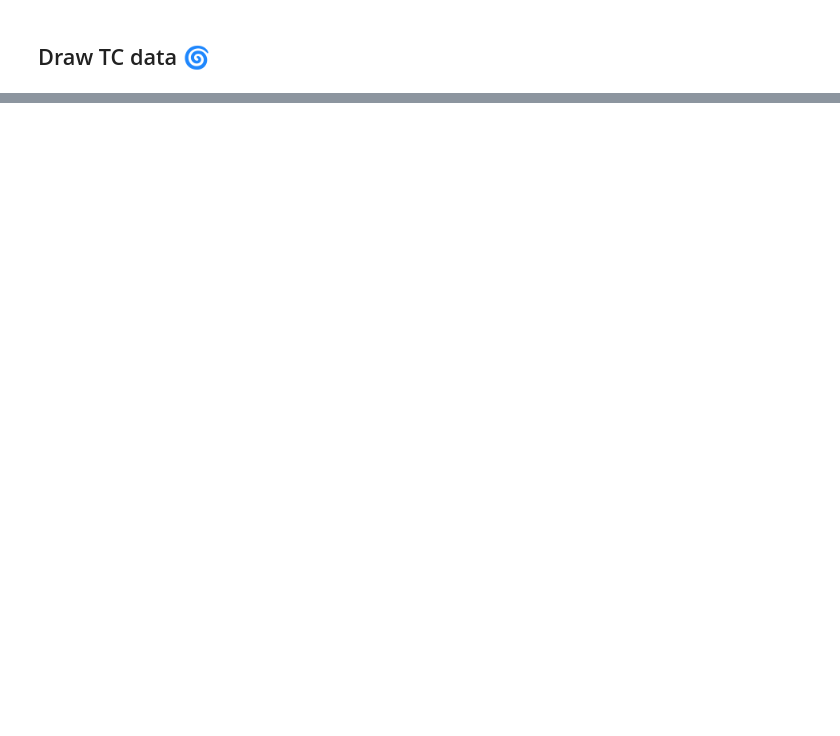
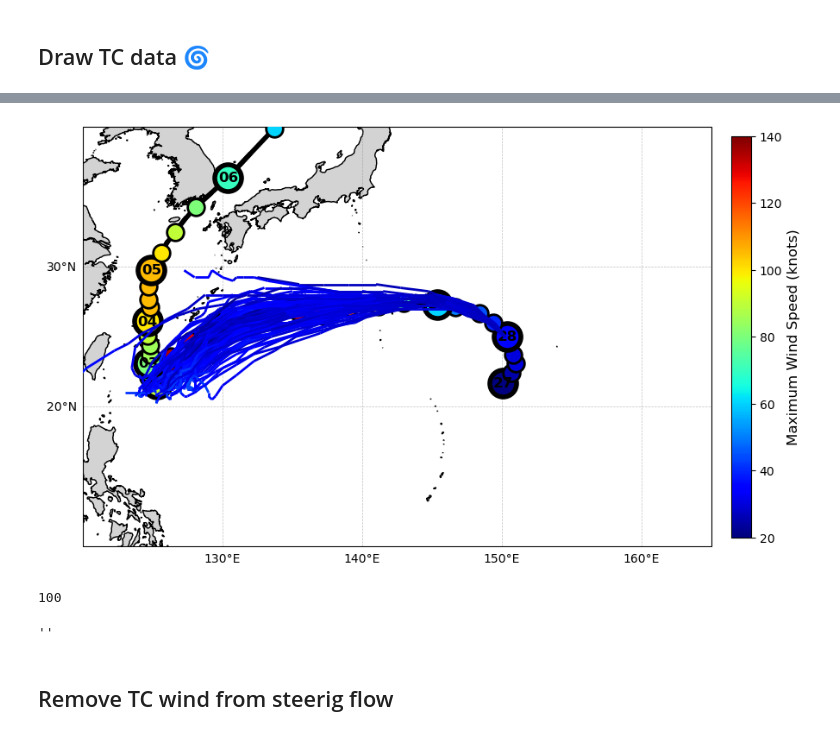
Before and after one commit to jjoo0727/Convective-Systems-Tropical-Dynamics-Laboratory, a Jupyter notebook: sensitivity/TC_track_and_vortex_remove.ipynb, the cells around one changed output, grey strips where cells are left out. Cells and saved outputs as stored; diff of their text form; code cells hidden in the pictures; blank space fills up the shorter version.

```diff
--- a/sensitivity/TC_track_and_vortex_remove.ipynb
+++ b/sensitivity/TC_track_and_vortex_remove.ipynb
@@ -365,18 +588,0 @@ for key_time ,min_position in ssv_dict.items():
-# %%
-target_time = datetime(2022,8,30,0)           #위치 projection을 구하고자 하는 시간
-key_time = datetime(2022,8,27,0)
-for predict_interval in range(0, 97, 6):
-    datetime1 = key_time + timedelta(hours=int(predict_interval))
-
-    ens_idx_list = []
-
-    for ens in ens_list:
-        if (target_time in ssv_dict[key_time][ens]) & (datetime1 in ssv_dict[key_time][ens]):
-            ens_idx_list.append(ens)
-
-
-    # 데이터를 추출합니다
-    mid_pos = [(ssv_dict[key_time][ens][datetime1]['lon'], ssv_dict[key_time][ens][datetime1]['lat']) for ens in ens_idx_list]
-    tar_pos = [(ssv_dict[key_time][ens][target_time]['lon'], ssv_dict[key_time][ens][target_time]['lat']) for ens in ens_idx_list]
-    print(f'{predict_interval}h')
-    print(f'Number of ensemble members: {len(ens_idx_list)}')
@@ -435 +589,61 @@ Total number of ensemble members: 84
+# %%
+fig, ax = plt.subplots(figsize=(10, 8), subplot_kw={'projection': ccrs.PlateCarree()})
+plot_extent = [120, 165, 10, 40]
+ax.set_extent(plot_extent, crs=ccrs.PlateCarree())
+ax.add_feature(cfeature.LAND, facecolor='lightgray')
+ax.coastlines("10m")
+
+
+wind_norm = mcolors.Normalize(vmin=20, vmax=140)
+original_cmap = plt.get_cmap('jet')
+new_jet = mcolors.LinearSegmentedColormap.from_list(
+    'truncated_jet',
+    original_cmap(np.linspace(0, 1, 100)) # 0.2~0.8 구간을 100단계로 추출
+)
+for i in range(len(storm_lon[~np.isnan(storm_lon)]))[::2]:
+        # Plot the storm track with the corresponding color
+    ax.plot(storm_lon[i: i+4], storm_lat[i: i+4], color='black', linestyle='-', marker='', transform=ax.projection, zorder=10, linewidth=4)
+    sax = ax.scatter(storm_lon[i], storm_lat[i], c=storm_speed[i], cmap = new_jet, norm = wind_norm, transform=ax.projection, zorder=10, s=200, edgecolors='black', linewidth=2)
+
+
+    new_time = storm_time[i].strftime("%Y/%m/%d/%HUTC")
+    if new_time.endswith('00UTC'):
+        ax.scatter(storm_lon[i], storm_lat[i], c=storm_speed[i], cmap = new_jet, norm = wind_norm, transform=ax.projection, zorder=10, s=500, edgecolors='black', linewidth=4)
+        dx, dy = 0, -0  # 시간 나타낼 위치 조정
+        new_lon, new_lat = storm_lon[i] + dx, storm_lat[i] + dy
+
+        # annotate를 사용하여 텍스트와 함께 선(화살표)을 그림
+        if new_lon >= plot_extent[0] and new_lon <= plot_extent[1] and new_lat >= plot_extent[2] and new_lat <= plot_extent[3]:
+            ax.text(new_lon, new_lat, new_time[8:-6]
+                    , horizontalalignment='center', verticalalignment='center', fontsize=12, zorder = 20, fontweight = 'bold')
+
+num = 0
+for ens in ens_list:
+    lons = [pos['lon'] for _,pos in min_position[ens].items()]
+    lats = [pos['lat'] for _,pos in min_position[ens].items()]
+    max_wind = [pos['max_wind'] for _,pos in min_position[ens].items()]
+    pred_times = [pos for pos,_ in min_position[ens].items()]
+
+    num +=1 if lons else 0
+    lc = colorline(ax, lons, lats, z=max_wind, cmap=plt.get_cmap('jet'), norm=mcolors.Normalize(vmin=20/1.94384, vmax=140/1.94384), linewidth=2, alpha=1, zorder = 30)
+
+gl = ax.gridlines(crs=ccrs.PlateCarree(), draw_labels=True, linewidth=0.5, color='gray', alpha=0.5, linestyle='--')
+gl.top_labels = False
+gl.right_labels = False
+gl.xlocator = mticker.MultipleLocator(10)
+gl.ylocator = mticker.MultipleLocator(10)
+
+cbar = plt.colorbar(sax, ax = ax, fraction=0.03, pad = 0.03)
+cbar.set_label('Maximum Wind Speed (knots)', fontsize=12)
+plt.show()
+print(num)
+# %% [output]
+[figure, added]
+100
+# %%
+six_hour_suffix
+# %% [output]
+''
+# %% [markdown]
+## Remove TC wind from steerig flow
 # %%
```
Also changed, not shown: parts of 16 cells of this notebook, 9 other files.
